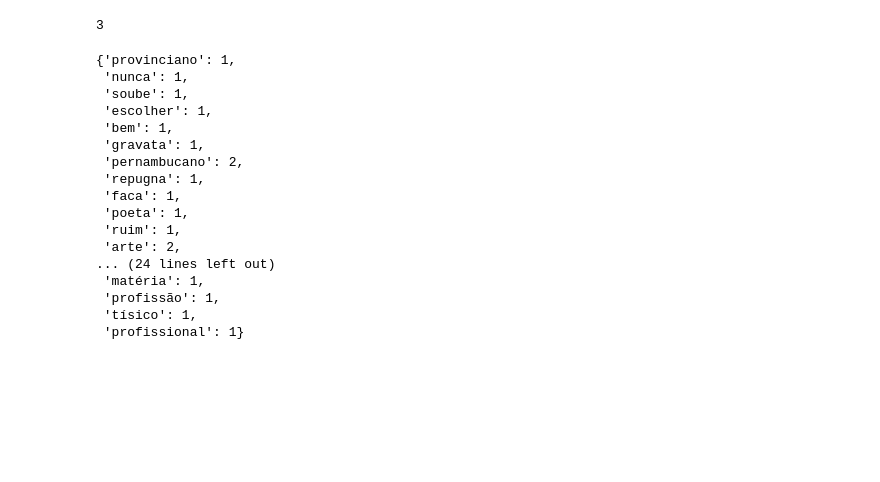
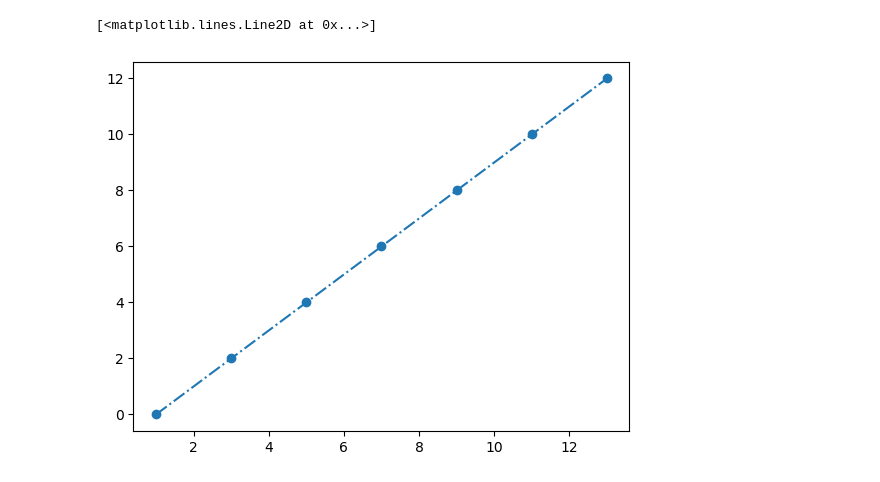
Before and after one commit to antoniorcn/fatec-2023-2s, a Jupyter notebook: nlp/aula04/aula04-parte1.ipynb, the cells around one changed output. Saved outputs shown, nothing was run; the diff lists cells and outputs as text; code cells hidden in the pictures; blank space fills up the shorter version.

```diff
--- a/nlp/aula04/aula04-parte1.ipynb
+++ b/nlp/aula04/aula04-parte1.ipynb
@@ -66,4 +0,0 @@ bag_of_words = dict()
-# %%
-texto.count("que")
-# %% [output]
-3
@@ -74,20 +0,0 @@ for palavra in token_sem_stop_words:
-# %%
-bag_of_words
-# %% [output]
-{'provinciano': 1,
- 'nunca': 1,
- 'soube': 1,
- 'escolher': 1,
- 'bem': 1,
- 'gravata': 1,
- 'pernambucano': 2,
- 'repugna': 1,
- 'faca': 1,
- 'poeta': 1,
- 'ruim': 1,
- 'arte': 2,
-... (24 lines left out)
- 'matéria': 1,
- 'profissão': 1,
- 'tísico': 1,
- 'profissional': 1}
@@ -93,0 +3,8 @@ bag_of_words
+# %%
+valores_x = [1, 3, 5, 7, 9, 11, 13]
+valores_y = [0, 2, 4, 6, 8, 10, 12]
+
+plt.plot(valores_x, valores_y, marker="o", linestyle="-.")
+# %% [output]
+[<matplotlib.lines.Line2D at 0x...>]
+[figure, added]
```
Also changed, not shown: parts of 16 cells of this notebook, 7 other files.
